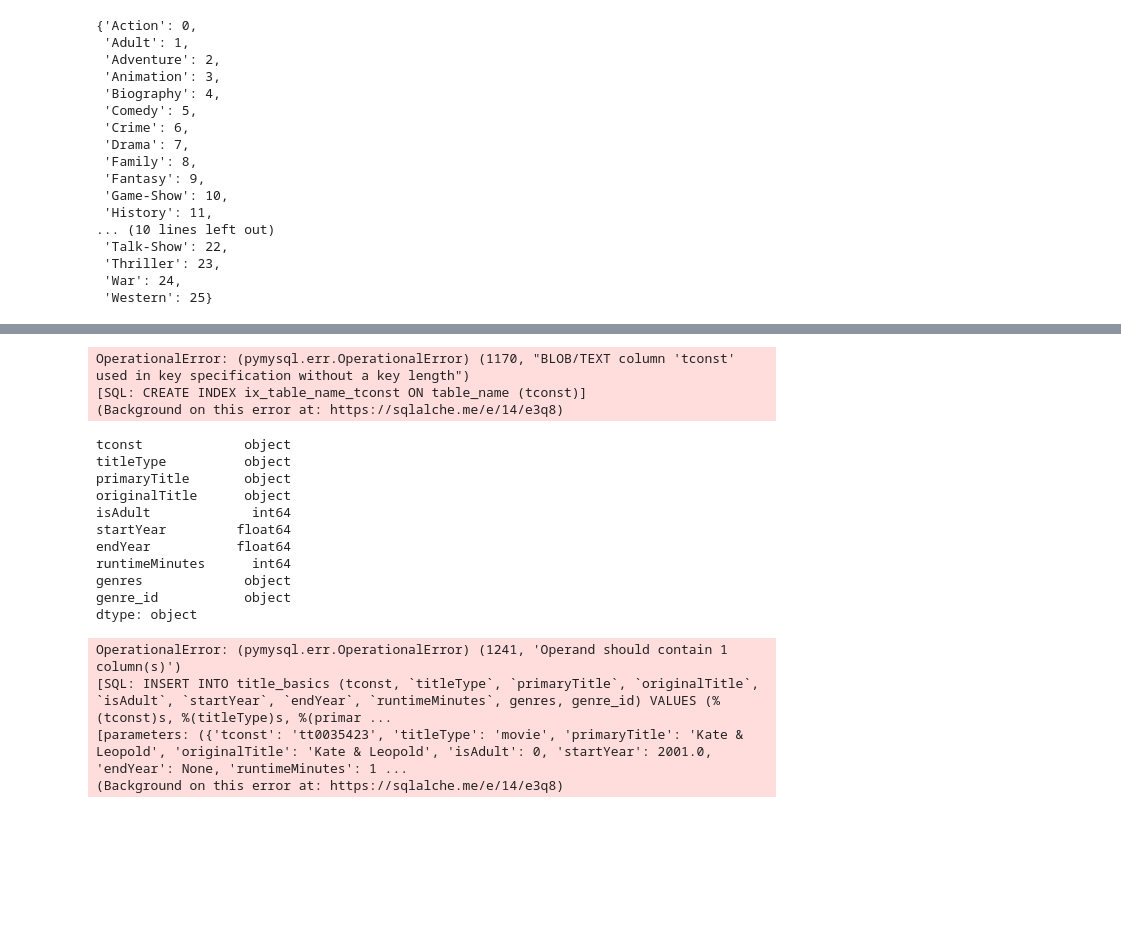
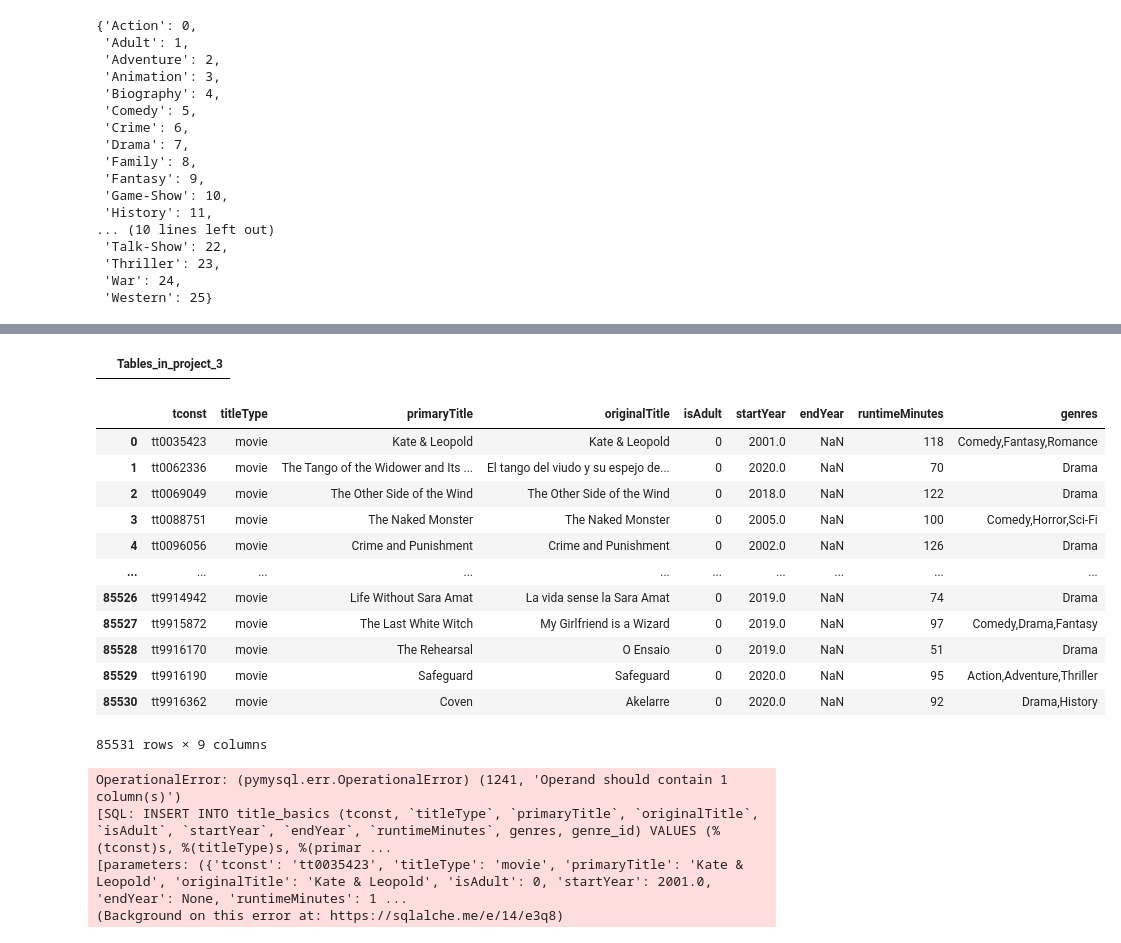
Before and after one commit to ahmadalmasri270/Project_3, a Jupyter notebook: project3_3.ipynb, the cells around one changed output, grey strips where cells are left out. Saved outputs shown, nothing was run; the diff lists cells and outputs as text; code cells hidden in the pictures; blank space fills up the shorter version.

```diff
--- a/project3_3.ipynb
+++ b/project3_3.ipynb
@@ -134,7 +128,6 @@ genre_id_map
  'War': 24,
  'Western': 25}
 # %%
-#basics['genres_split']
-## make new integer genre_id and drop string genres
-basics['genre_id'] = basics['genres_split'].replace(genre_map)
-basics = basics.drop(columns='genres_split')
+genre_lookup =pd.DataFrame({'Genre_Name': genre_id_map.keys(),
+                            'Genre_id': genre_id_map.values()})
+genre_lookup.head()
@@ -172,21 +161,13 @@ it existes!
 # %%
-## Set the dataframe index and use index=True
-basics.set_index('tconst').to_sql('Genre_T',engine,index=True)
+## Example
+from sqlalchemy.types import *
+## Calculate max string lengths for object columns
+key_len = basics['tconst'].fillna('').map(len).max()
+title_len = basics['primaryTitle'].fillna('').map(len).max()
+## Create a schema dictonary using Sqlalchemy datatype objects
+df_schema = {
+    "tconst": String(key_len+1),
+    "primaryTitle": Text(title_len+1),
+    'startYear':Float(),
+    'endYear':Float(),
+    'runtimeMinutes':Integer()}
-# %% [output]
-OperationalError: (pymysql.err.OperationalError) (1170, "BLOB/TEXT column 'tconst' used in key specification without a key length")
-[SQL: CREATE INDEX ix_table_name_tconst ON table_name (tconst)]
-(Background on this error at: https://sqlalche.me/e/14/e3q8)
-# %%
-basics.dtypes
-# %% [output]
-tconst             object
-titleType          object
-primaryTitle       object
-originalTitle      object
-isAdult             int64
-startYear         float64
-endYear           float64
-runtimeMinutes      int64
-genres             object
-genre_id           object
-dtype: object
@@ -209,8 +174,32 @@ df_schema = {
 # %%
-# Save to sql with dtype and index=False
-basics.to_sql('title_basics',engine,dtype=df_schema,if_exists='replace',index=False)
+q ='''SHOW TABLES;'''
+pd.read_sql(q,engine)
 # %% [output]
-OperationalError: (pymysql.err.OperationalError) (1241, 'Operand should contain 1 column(s)')
-[SQL: INSERT INTO title_basics (tconst, `titleType`, `primaryTitle`, `originalTitle`, `isAdult`, `startYear`, `endYear`, `runtimeMinutes`, genres, genre_id) VALUES (%(tconst)s, %(titleType)s, %(primar ...
-[parameters: ({'tconst': 'tt0035423', 'titleType': 'movie', 'primaryTitle': 'Kate & Leopold', 'originalTitle': 'Kate & Leopold', 'isAdult': 0, 'startYear': 2001.0, 'endYear': None, 'runtimeMinutes': 1 ...
-(Background on this error at: https://sqlalche.me/e/14/e3q8)
+|  | Tables_in_project_3 |
+# %%
+basics.drop(['genre_id'], axis=1)
+# %% [output]
+|  | tconst | titleType | primaryTitle | originalTitle | isAdult | startYear | endYear | runtimeMinutes | genres |
+| 0 | tt0035423 | movie | Kate & Leopold | Kate & Leopold | 0 | 2001.0 | NaN | 118 | Comedy,Fantasy,Romance |
+| 1 | tt0062336 | movie | The Tango of the Widower and Its ... | El tango del viudo y su espejo de... | 0 | 2020.0 | NaN | 70 | Drama |
+| 2 | tt0069049 | movie | The Other Side of the Wind | The Other Side of the Wind | 0 | 2018.0 | NaN | 122 | Drama |
+| 3 | tt0088751 | movie | The Naked Monster | The Naked Monster | 0 | 2005.0 | NaN | 100 | Comedy,Horror,Sci-Fi |
+| 4 | tt0096056 | movie | Crime and Punishment | Crime and Punishment | 0 | 2002.0 | NaN | 126 | Drama |
+| ... | ... | ... | ... | ... | ... | ... | ... | ... | ... |
+| 85526 | tt9914942 | movie | Life Without Sara Amat | La vida sense la Sara Amat | 0 | 2019.0 | NaN | 74 | Drama |
+| 85527 | tt9915872 | movie | The Last White Witch | My Girlfriend is a Wizard | 0 | 2019.0 | NaN | 97 | Comedy,Drama,Fantasy |
+| 85528 | tt9916170 | movie | The Rehearsal | O Ensaio | 0 | 2019.0 | NaN | 51 | Drama |
+| 85529 | tt9916190 | movie | Safeguard | Safeguard | 0 | 2020.0 | NaN | 95 | Action,Adventure,Thriller |
+| 85530 | tt9916362 | movie | Coven | Akelarre | 0 | 2020.0 | NaN | 92 | Drama,History |
+85531 rows × 9 columns
+# %%
+# Save to sql with dtype and index=False
+#basics.to_sql('title_basics',engine,dtype=df_schema,if_exists='replace',index=False)
+
+# Save to sql with dtype and index=False
+basics.to_sql('title_basics',engine,dtype=df_schema,if_exists='replace',index=False)
+# %% [output]
+OperationalError: (pymysql.err.OperationalError) (1241, 'Operand should contain 1 column(s)')
+[SQL: INSERT INTO title_basics (tconst, `titleType`, `primaryTitle`, `originalTitle`, `isAdult`, `startYear`, `endYear`, `runtimeMinutes`, genres, genre_id) VALUES (%(tconst)s, %(titleType)s, %(primar ...
+[parameters: ({'tconst': 'tt0035423', 'titleType': 'movie', 'primaryTitle': 'Kate & Leopold', 'originalTitle': 'Kate & Leopold', 'isAdult': 0, 'startYear': 2001.0, 'endYear': None, 'runtimeMinutes': 1 ...
+(Background on this error at: https://sqlalche.me/e/14/e3q8)
```
Also changed, not shown: parts of 8 cells of this notebook.
